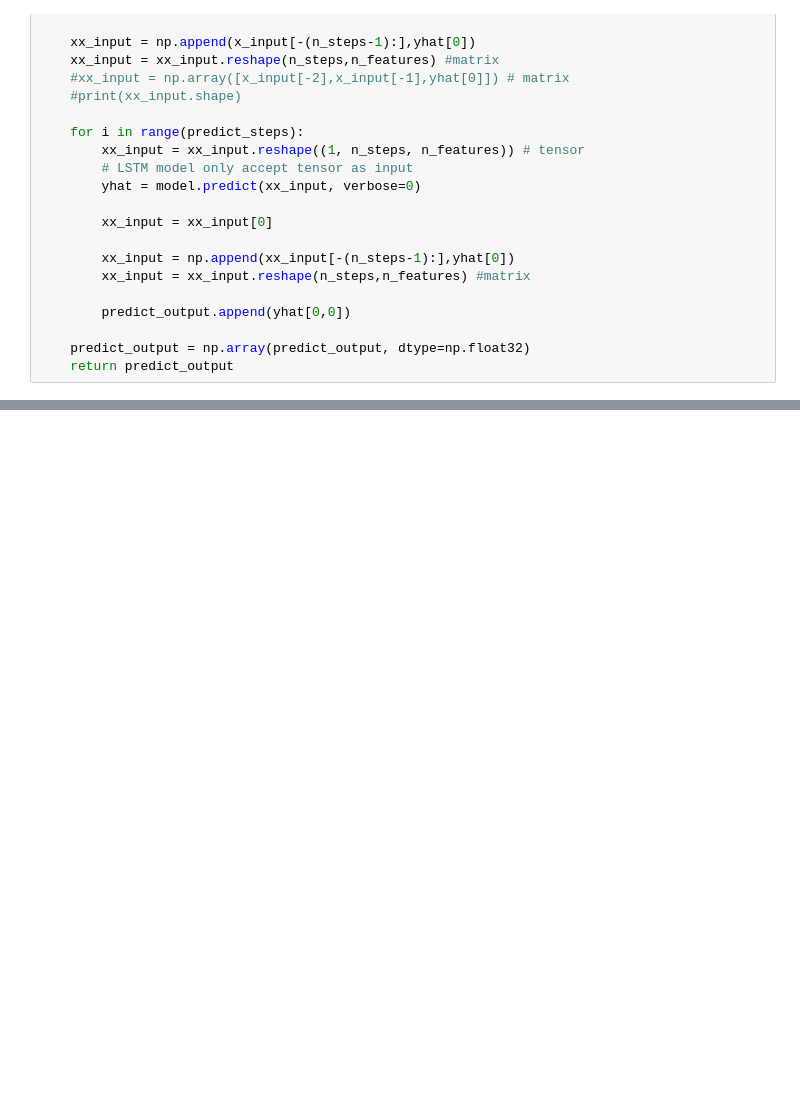
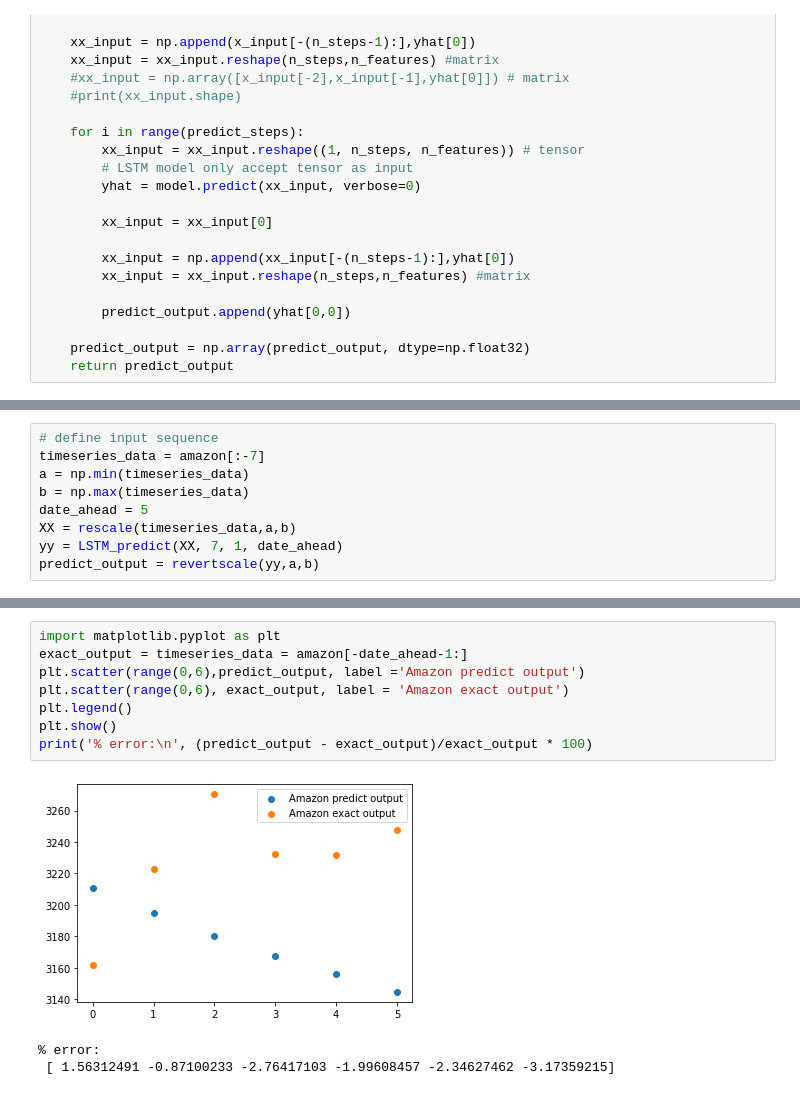
Before and after one commit to henrykhlai/LSTM-rescale-precidtion, a Jupyter notebook: LSTM_stock_prediction.ipynb, the cells around one changed output, grey strips where cells are left out. Cells and saved outputs as stored; diff of their text form; blank space fills up the shorter version.

```diff
--- a/LSTM_stock_prediction.ipynb
+++ b/LSTM_stock_prediction.ipynb
@@ -144,0 +219,9 @@ plt.show()
+# %%
+# define input sequence
+timeseries_data = amazon[:-7]
+a = np.min(timeseries_data)
+b = np.max(timeseries_data)
+date_ahead = 5
+XX = rescale(timeseries_data,a,b)
+yy = LSTM_predict(XX, 7, 1, date_ahead)
+predict_output = revertscale(yy,a,b)
@@ -144,0 +230,12 @@ plt.show()
+# %%
+import matplotlib.pyplot as plt
+exact_output = timeseries_data = amazon[-date_ahead-1:]
+plt.scatter(range(0,6),predict_output, label ='Amazon predict output')
+plt.scatter(range(0,6), exact_output, label = 'Amazon exact output')
+plt.legend()
+plt.show()
+print('% error:\n', (predict_output - exact_output)/exact_output * 100)
+# %% [output]
+[figure, added]
+% error:
+ [ 1.56312491 -0.87100233 -2.76417103 -1.99608457 -2.34627462 -3.17359215]
```
Also changed, not shown: parts of 19 cells of this notebook.
